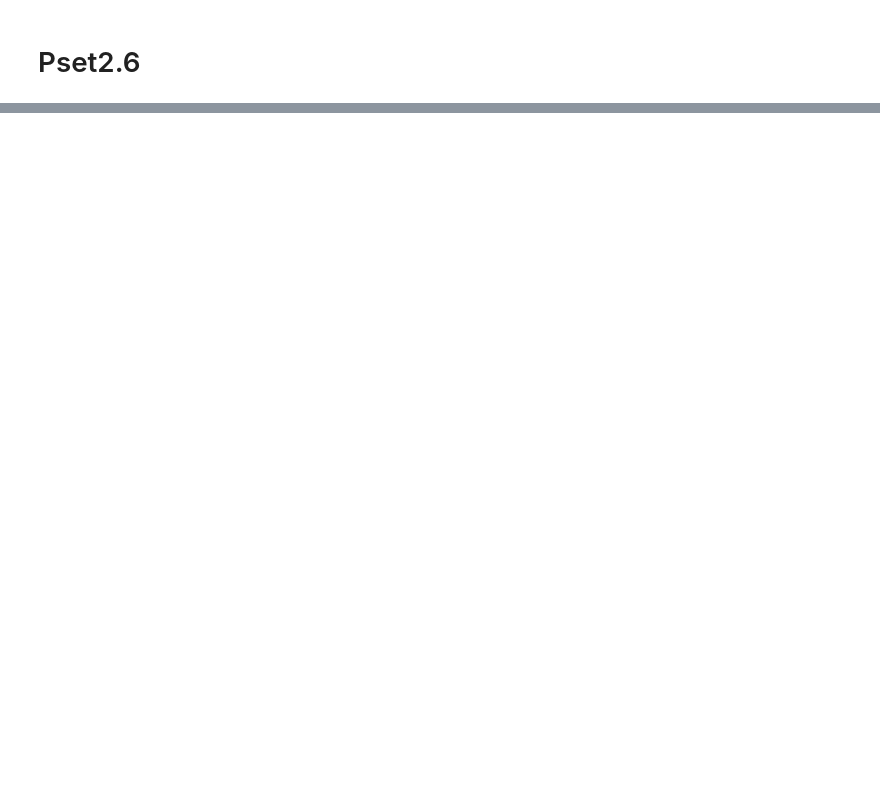
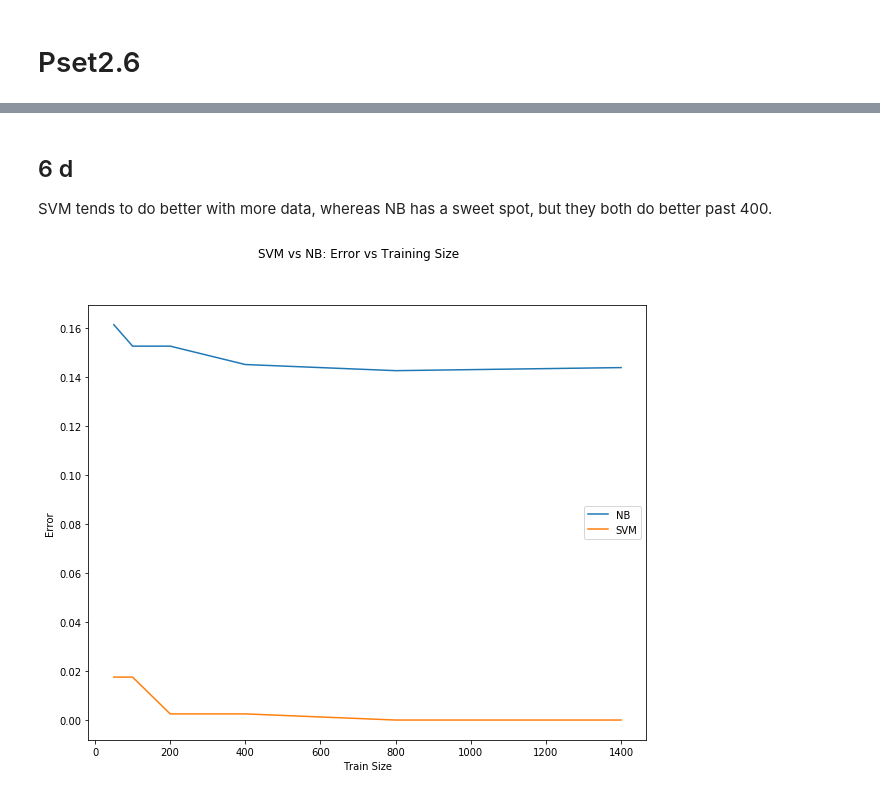
Before and after one commit to christydennison/cs229, a Jupyter notebook: pset2.6.ipynb, the cells around one changed output, grey strips where cells are left out. Cells and saved outputs as stored; diff of their text form; code cells hidden in the pictures; blank space fills up the shorter version.

```diff
--- a/pset2.6.ipynb
+++ b/pset2.6.ipynb
@@ -66,0 +95,14 @@ evaluate(output, testCategory)
+# %%
+nb_errors = []
+sizes = ['50', '100', '200', '400', '800', '1400']
+for size in sizes:
+    tm, tl, tc = readMatrix('spam_data/MATRIX.TRAIN.'+size)
+    output = nb_test(testMatrix, nb_train(tm, tc))
+    nb_errors.append(evaluate(output, testCategory))
+
+plt.figure()
+plt.ylabel('Error')
+plt.xlabel('Train Size')
+plt.plot(sizes, nb_errors)
+plt.suptitle('Naive Bayes: Error vs Training Size')
+plt.show()
@@ -66,0 +123,11 @@ evaluate(output, testCategory)
+# %%
+svm_errors = []
+for size in sizes:
+    svm_errors.append(svm.main(size))
+
+plt.figure()
+plt.ylabel('Error')
+plt.xlabel('Train Size')
+plt.plot(sizes, svm_errors)
+plt.suptitle('SVM: Error vs Training Size')
+plt.show()
@@ -66,0 +142,14 @@ evaluate(output, testCategory)
+# %% [markdown]
+## 6 d
+SVM tends to do better with more data, whereas NB has a sweet spot, but they both do better past 400.
+# %%
+plt.figure()
+plt.ylabel('Error')
+plt.xlabel('Train Size')
+plt.plot(sizes, nb_errors, label='NB')
+plt.plot(sizes, svm_errors, label='SVM')
+plt.legend(loc='center right')
+plt.suptitle('SVM vs NB: Error vs Training Size')
+plt.show()
+# %% [output]
+[figure, added]
```
Also changed, not shown: parts of 14 cells of this notebook.
